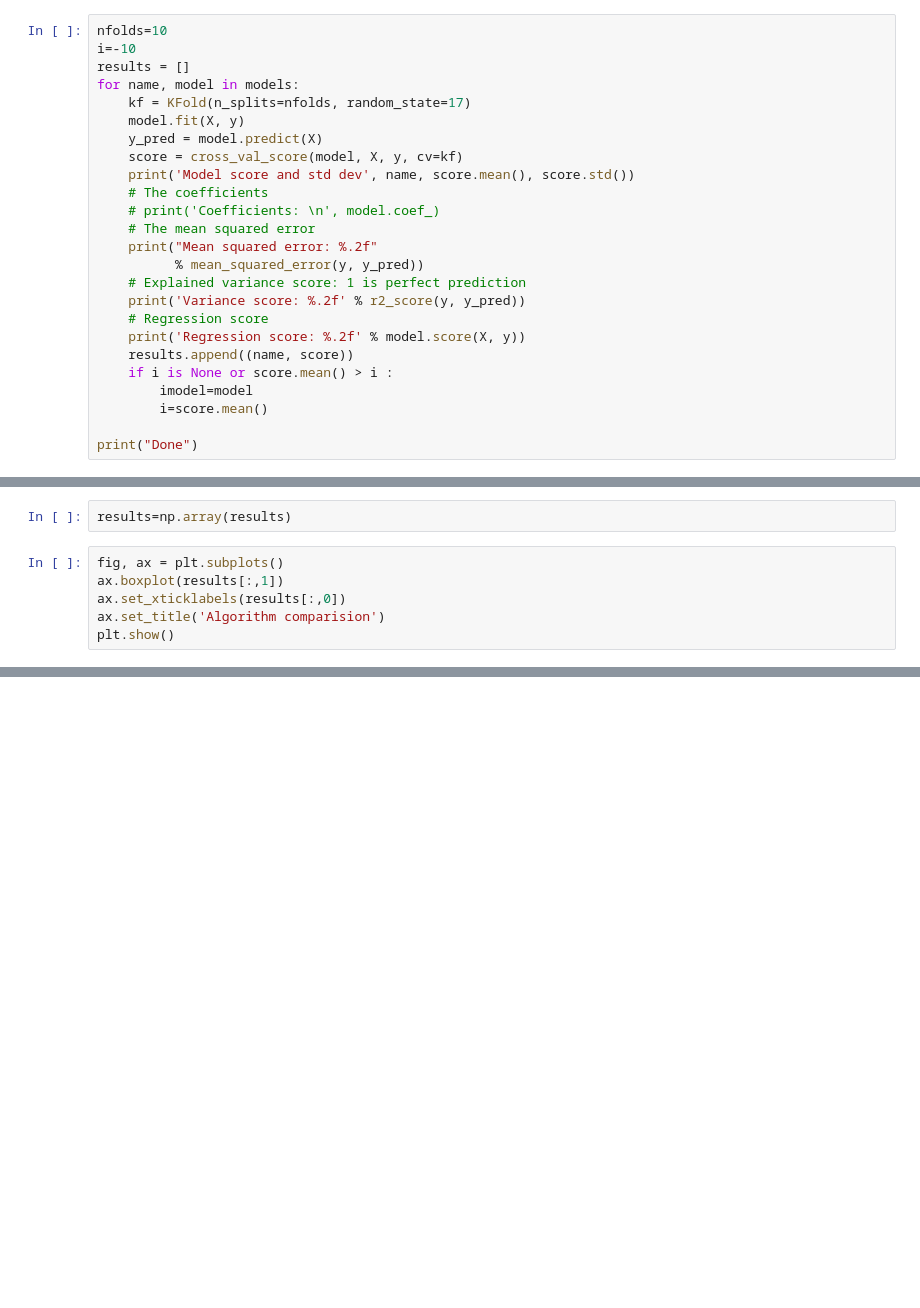
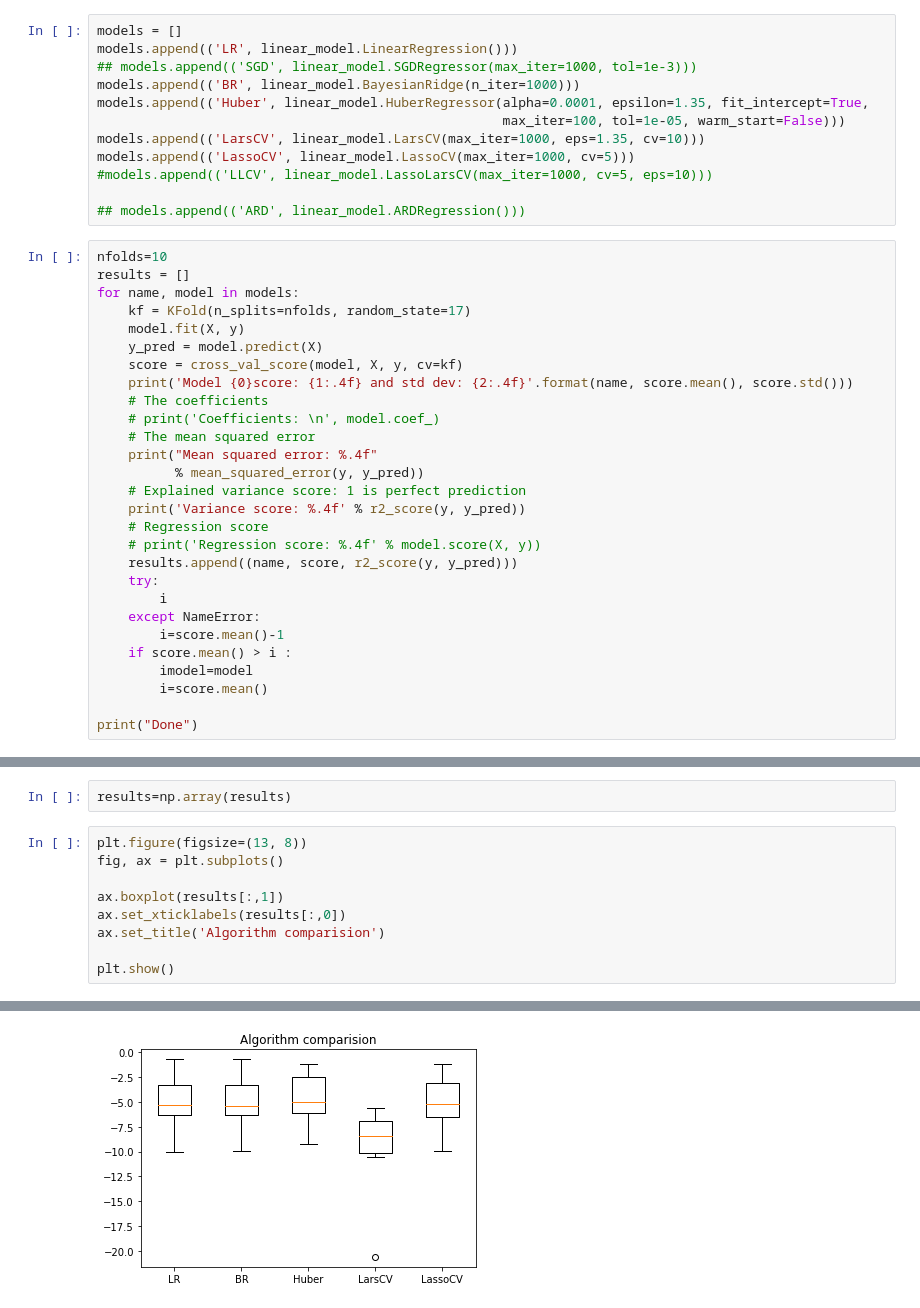
Before and after one commit to shobhitshah/fifa19-player-stats, a Jupyter notebook: scripts/fifa19_ml.ipynb, the cells around one changed output, grey strips where cells are left out. Drawn from its saved outputs; the diff is of its cells as text; blank space fills up the shorter version.

```diff
--- a/scripts/fifa19_ml.ipynb
+++ b/scripts/fifa19_ml.ipynb
@@ -67,24 +58,39 @@ models.append(('BR', BayesianRidge()))
+# %%
+models = []
+models.append(('LR', linear_model.LinearRegression()))
+## models.append(('SGD', linear_model.SGDRegressor(max_iter=1000, tol=1e-3)))
+models.append(('BR', linear_model.BayesianRidge(n_iter=1000)))
+models.append(('Huber', linear_model.HuberRegressor(alpha=0.0001, epsilon=1.35, fit_intercept=True,
+                                                    max_iter=100, tol=1e-05, warm_start=False)))
+models.append(('LarsCV', linear_model.LarsCV(max_iter=1000, eps=1.35, cv=10)))
+models.append(('LassoCV', linear_model.LassoCV(max_iter=1000, cv=5)))
+#models.append(('LLCV', linear_model.LassoLarsCV(max_iter=1000, cv=5, eps=10)))
+
+## models.append(('ARD', linear_model.ARDRegression()))
 # %%
 nfolds=10
-i=-10
 results = []
 for name, model in models:
     kf = KFold(n_splits=nfolds, random_state=17)
     model.fit(X, y)
     y_pred = model.predict(X)
     score = cross_val_score(model, X, y, cv=kf)
-    print('Model score and std dev', name, score.mean(), score.std())
+    print('Model {0}score: {1:.4f} and std dev: {2:.4f}'.format(name, score.mean(), score.std()))
     # The coefficients
     # print('Coefficients: \n', model.coef_)
     # The mean squared error
-    print("Mean squared error: %.2f"
+    print("Mean squared error: %.4f"
           % mean_squared_error(y, y_pred))
     # Explained variance score: 1 is perfect prediction
-    print('Variance score: %.2f' % r2_score(y, y_pred))
+    print('Variance score: %.4f' % r2_score(y, y_pred))
     # Regression score
-    print('Regression score: %.2f' % model.score(X, y))
-    results.append((name, score))
-    if i is None or score.mean() > i :
+    # print('Regression score: %.4f' % model.score(X, y))
+    results.append((name, score, r2_score(y, y_pred)))
+    try:
+        i
+    except NameError:
+        i=score.mean()-1
+    if score.mean() > i :
         imodel=model
         i=score.mean()
 
@@ -103,8 +117,12 @@ Regression score: -1762233722755156533051392.00
 # %%
 results=np.array(results)
 # %%
+plt.figure(figsize=(13, 8))
 fig, ax = plt.subplots()
+
 ax.boxplot(results[:,1])
 ax.set_xticklabels(results[:,0])
 ax.set_title('Algorithm comparision')
+
 plt.show()
+# %% [output]
@@ -111,3 +130,4 @@ plt.show()
+[figure, added]
 # %%
 rf = np.array(models)[5:,1]
 fi = imodel.fit(X, y).coef_
```
Also changed, not shown: parts of 5 cells of this notebook.
